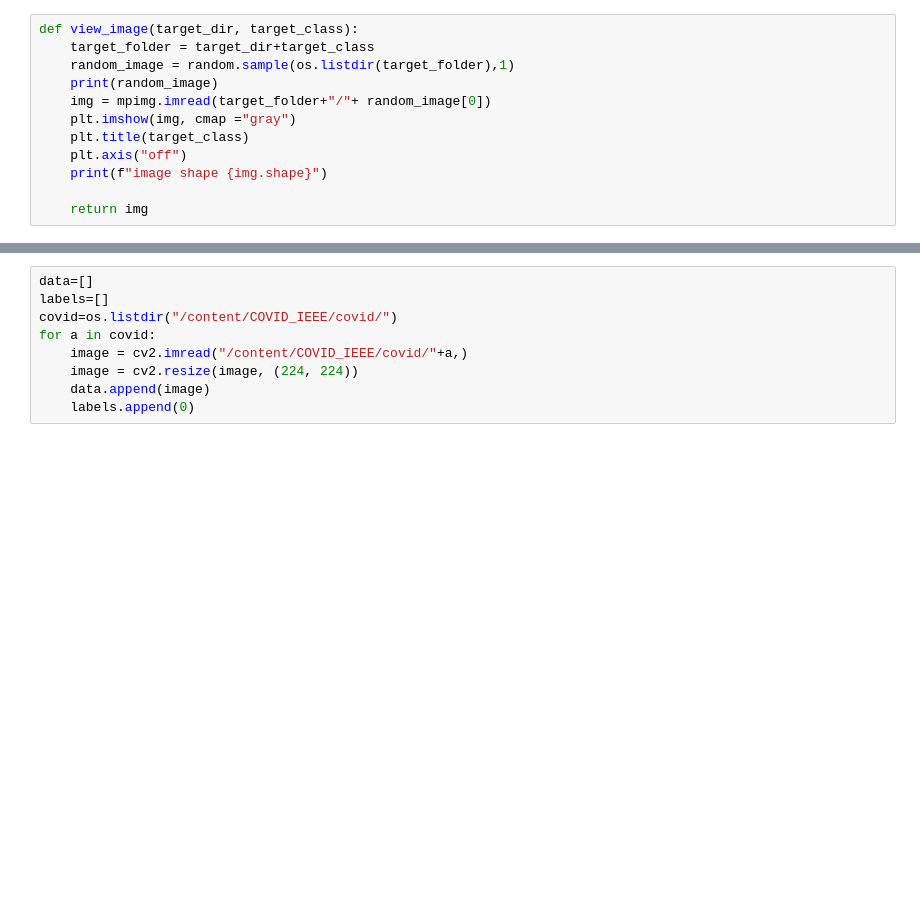
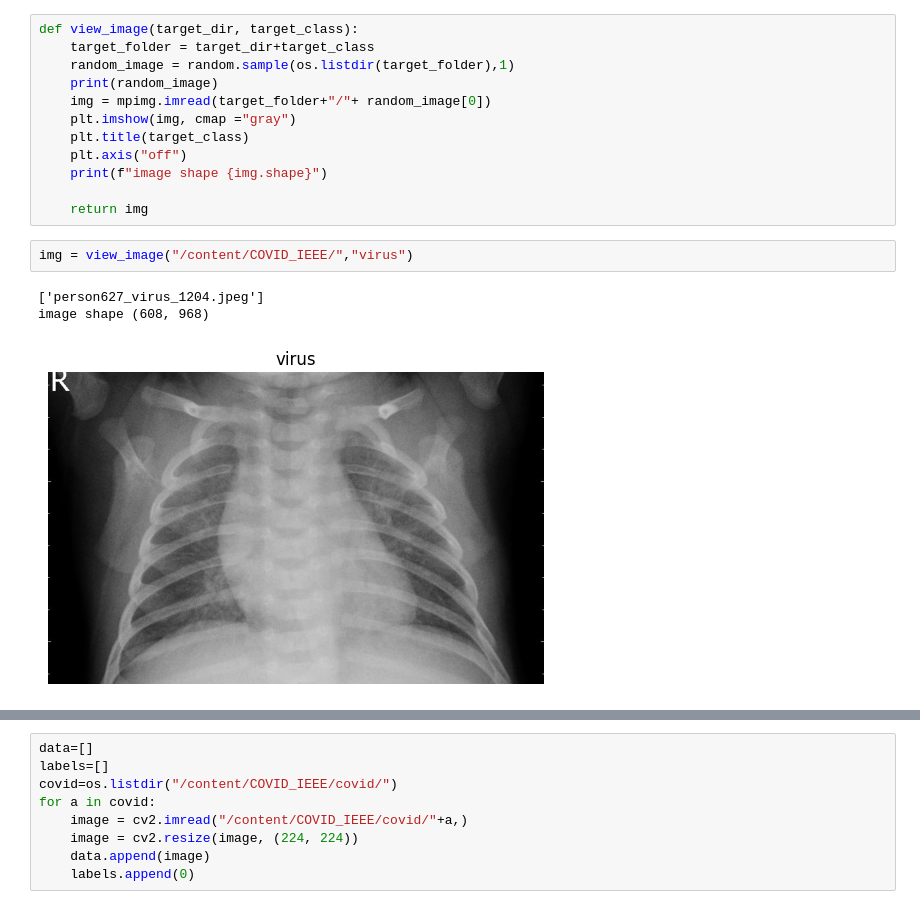
Before and after one commit to Swagato-sen/Covid-X-ray-Detection, a Jupyter notebook: Covid19.ipynb, the cells around one changed output, grey strips where cells are left out. Drawn from its saved outputs; the diff is of its cells as text; blank space fills up the shorter version.

```diff
--- a/Covid19.ipynb
+++ b/Covid19.ipynb
@@ -94,3 +96,9 @@ def view_image(target_dir, target_class):
     print(f"image shape {img.shape}")
 
     return img
+# %%
+img = view_image("/content/COVID_IEEE/","virus")
+# %% [output]
+['person627_virus_1204.jpeg']
+image shape (608, 968)
+[figure, added]
```
Also changed, not shown: parts of 22 cells of this notebook.
